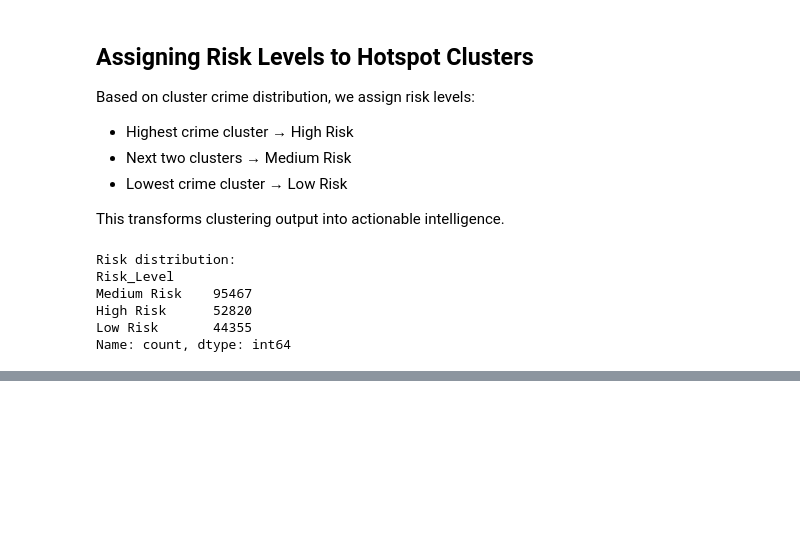
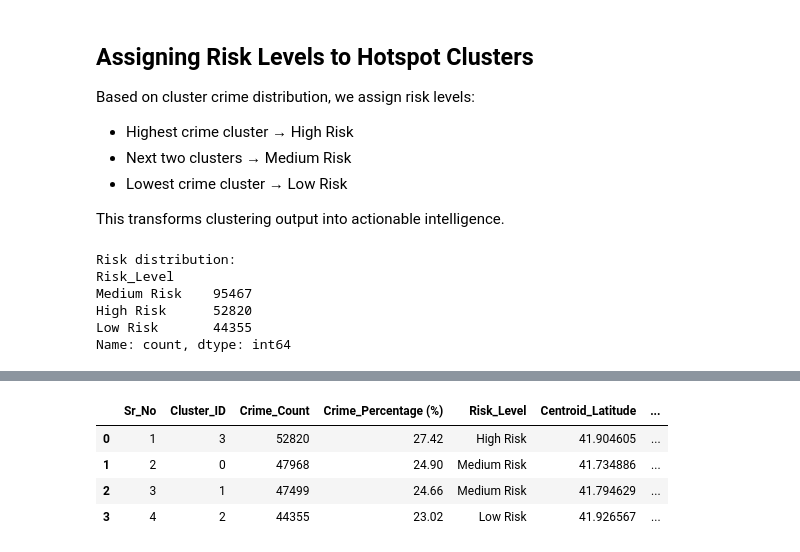
Before and after one commit to khakhkharrushit/crime-intelligence-system, a Jupyter notebook: notebooks/01_data_exploration.ipynb, the cells around one changed output, grey strips where cells are left out. Saved outputs shown, nothing was run; the diff lists cells and outputs as text; code cells hidden in the pictures; blank space fills up the shorter version.

```diff
--- a/notebooks/01_data_exploration.ipynb
+++ b/notebooks/01_data_exploration.ipynb
@@ -512,0 +587,2 @@ Name: count, dtype: int64
+# %%
+df.rename(columns={"Cluster": "Cluster_ID"}, inplace=True)
@@ -512,0 +602,40 @@ Name: count, dtype: int64
+# %%
+# Ensure cluster counts are sorted by crime count (descending)
+cluster_counts = df["Cluster_ID"].value_counts().sort_values(ascending=False)
+
+# Calculate percentage properly
+cluster_percentage = (cluster_counts / len(df)) * 100
+
+# Build summary table
+summary_table = pd.DataFrame({
+    "Cluster_ID": cluster_counts.index,
+    "Crime_Count": cluster_counts.values,
+    "Crime_Percentage (%)": cluster_percentage.values
+})
+
+# Map Risk Level
+summary_table["Risk_Level"] = summary_table["Cluster_ID"].map(risk_labels)
+
+# Add Centroid Coordinates
+summary_table["Centroid_Latitude"] = summary_table["Cluster_ID"].apply(
+    lambda x: centroids[x][0]
+)
+
+summary_table["Centroid_Longitude"] = summary_table["Cluster_ID"].apply(
+    lambda x: centroids[x][1]
+)
+
+# Format Crime Percentage to 2 decimal places
+summary_table["Crime_Percentage (%)"] = summary_table["Crime_Percentage (%)"].round(2)
+
+# Reset index and create Sr_No starting from 1
+summary_table = summary_table.reset_index(drop=True)
+summary_table.insert(0, "Sr_No", range(1, len(summary_table)+1))
+
+summary_table
+# %% [output]
+|  | Sr_No | Cluster_ID | Crime_Count | Crime_Percentage (%) | Risk_Level | Centroid_Latitude | ... |
+| 0 | 1 | 3 | 52820 | 27.42 | High Risk | 41.904605 | ... |
+| 1 | 2 | 0 | 47968 | 24.90 | Medium Risk | 41.734886 | ... |
+| 2 | 3 | 1 | 47499 | 24.66 | Medium Risk | 41.794629 | ... |
+| 3 | 4 | 2 | 44355 | 23.02 | Low Risk | 41.926567 | ... |
```
Also changed, not shown: parts of 12 cells of this notebook, 3 other files.
